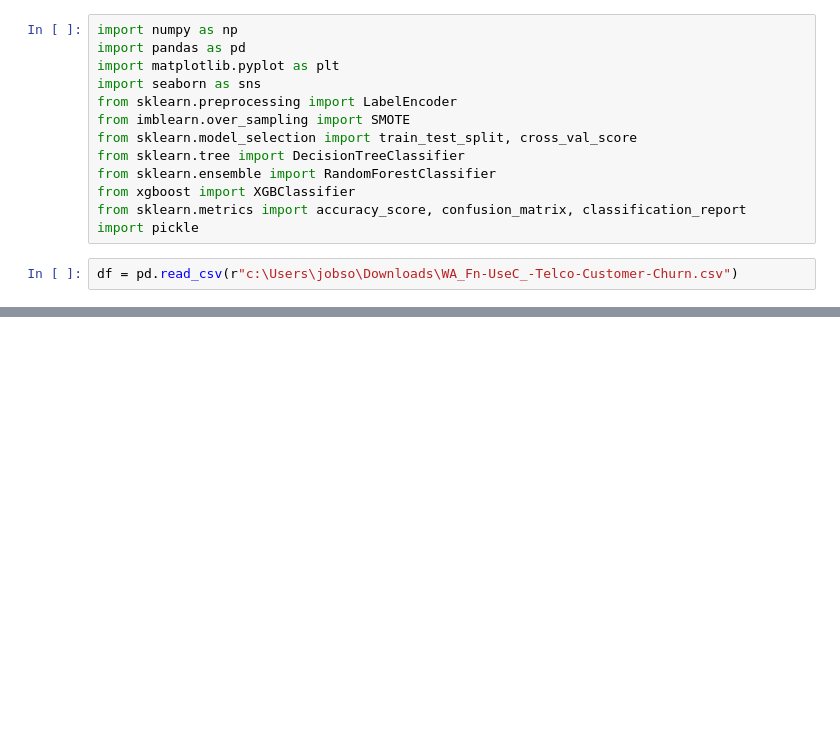
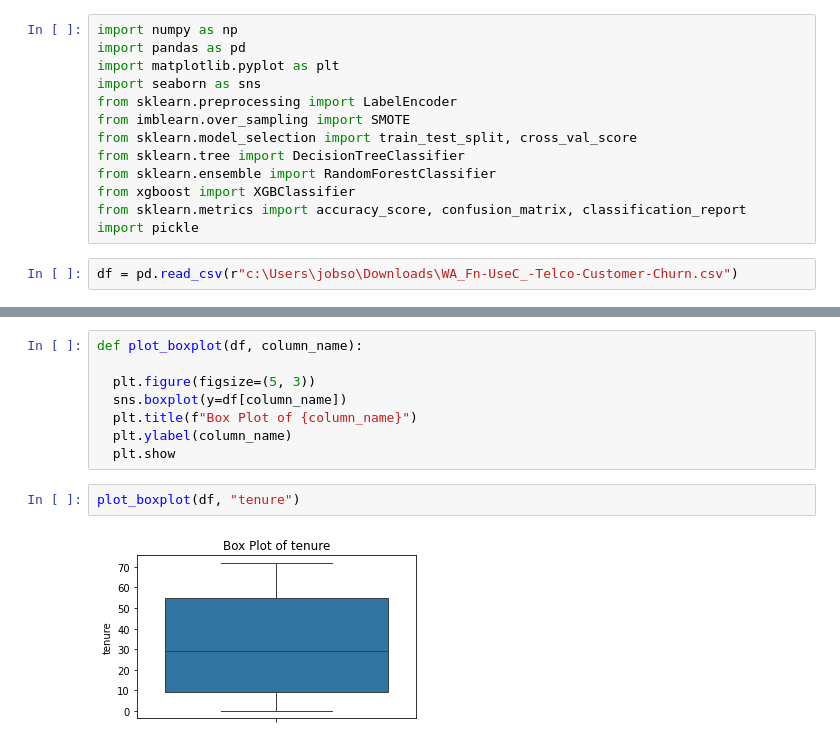
Before and after one commit to jobson107/customer_churn_prediction, a Jupyter notebook: codebase.ipynb, the cells around one changed output, grey strips where cells are left out. Drawn from its saved outputs; the diff is of its cells as text; blank space fills up the shorter version.

```diff
--- a/codebase.ipynb
+++ b/codebase.ipynb
@@ -35,0 +219,12 @@ df.tail(5)
+# %%
+def plot_boxplot(df, column_name):
+
+  plt.figure(figsize=(5, 3))
+  sns.boxplot(y=df[column_name])
+  plt.title(f"Box Plot of {column_name}")
+  plt.ylabel(column_name)
+  plt.show
+# %%
+plot_boxplot(df, "tenure")
+# %% [output]
+[figure, added]
```
Also changed, not shown: parts of 26 cells of this notebook.
